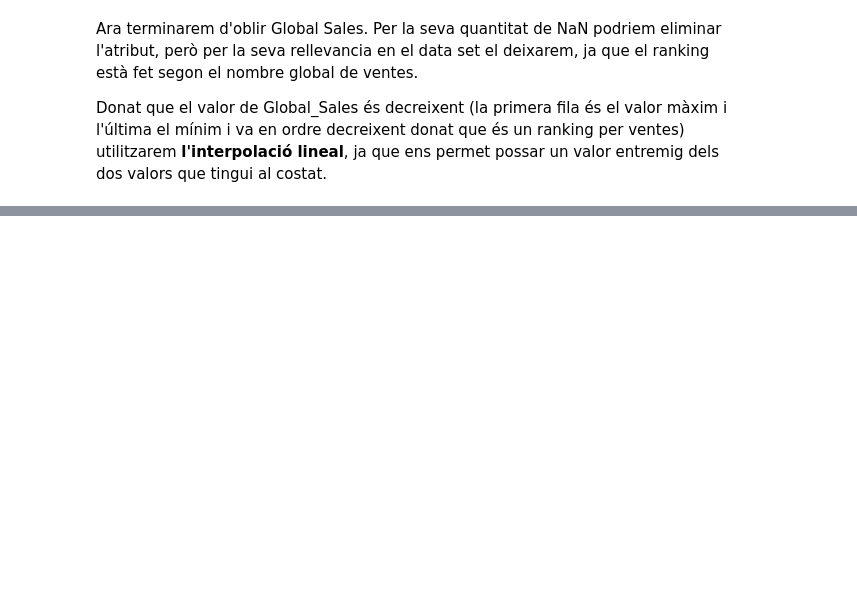
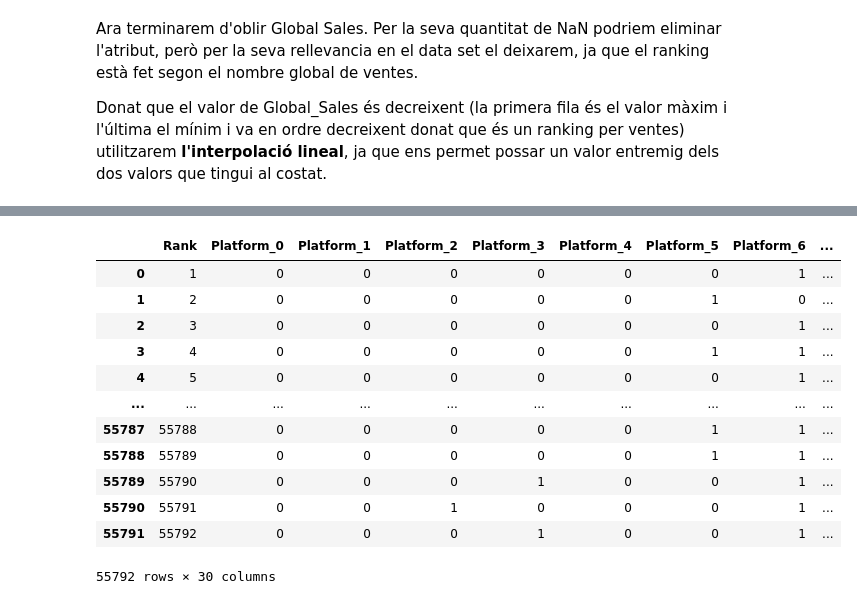
Before and after one commit to 1641028/Kaggle-video-game-sales-2019, a Jupyter notebook: Kaggle.ipynb, the cells around one changed output, grey strips where cells are left out. Cells and saved outputs as stored; diff of their text form; code cells hidden in the pictures; blank space fills up the shorter version.

```diff
--- a/Kaggle.ipynb
+++ b/Kaggle.ipynb
@@ -263,0 +429,6 @@ plt.plot(data_1000.index, data_1000['Global_Sales'], marker='o')
+# %%
+# Seleccionem les columnes a eliminar
+columns_to_remove = ['isNan', 'basename', 'url', 'status', 'img_url']
+
+data = data.drop(columns=columns_to_remove)
+data
@@ -263,0 +474,6 @@ plt.plot(data_1000.index, data_1000['Global_Sales'], marker='o')
+# %%
+# Seleccionem les columnes a eliminar
+columns_to_remove = ['Developer', 'Publisher', 'Name']
+
+data = data.drop(columns=columns_to_remove)
+data
@@ -263,0 +494,25 @@ plt.plot(data_1000.index, data_1000['Global_Sales'], marker='o')
+# %%
+from category_encoders import BinaryEncoder
+
+binary_encoder = BinaryEncoder(cols=['Platform'])
+
+# Fem binary i one hot encoding
+data = binary_encoder.fit_transform(data)
+data = pd.get_dummies(data, columns=['Genre'], prefix='Genre')
+
+data = data.astype(int)
+data
+# %% [output]
+|  | Rank | Platform_0 | Platform_1 | Platform_2 | Platform_3 | Platform_4 | Platform_5 | Platform_6 | ... |
+| 0 | 1 | 0 | 0 | 0 | 0 | 0 | 0 | 1 | ... |
+| 1 | 2 | 0 | 0 | 0 | 0 | 0 | 1 | 0 | ... |
+| 2 | 3 | 0 | 0 | 0 | 0 | 0 | 0 | 1 | ... |
+| 3 | 4 | 0 | 0 | 0 | 0 | 0 | 1 | 1 | ... |
+| 4 | 5 | 0 | 0 | 0 | 0 | 0 | 0 | 1 | ... |
+| ... | ... | ... | ... | ... | ... | ... | ... | ... | ... |
+| 55787 | 55788 | 0 | 0 | 0 | 0 | 0 | 1 | 1 | ... |
+| 55788 | 55789 | 0 | 0 | 0 | 0 | 0 | 1 | 1 | ... |
+| 55789 | 55790 | 0 | 0 | 0 | 1 | 0 | 0 | 1 | ... |
+| 55790 | 55791 | 0 | 0 | 1 | 0 | 0 | 0 | 1 | ... |
+| 55791 | 55792 | 0 | 0 | 0 | 1 | 0 | 0 | 1 | ... |
+55792 rows × 30 columns
```
Also changed, not shown: parts of 18 cells of this notebook.
